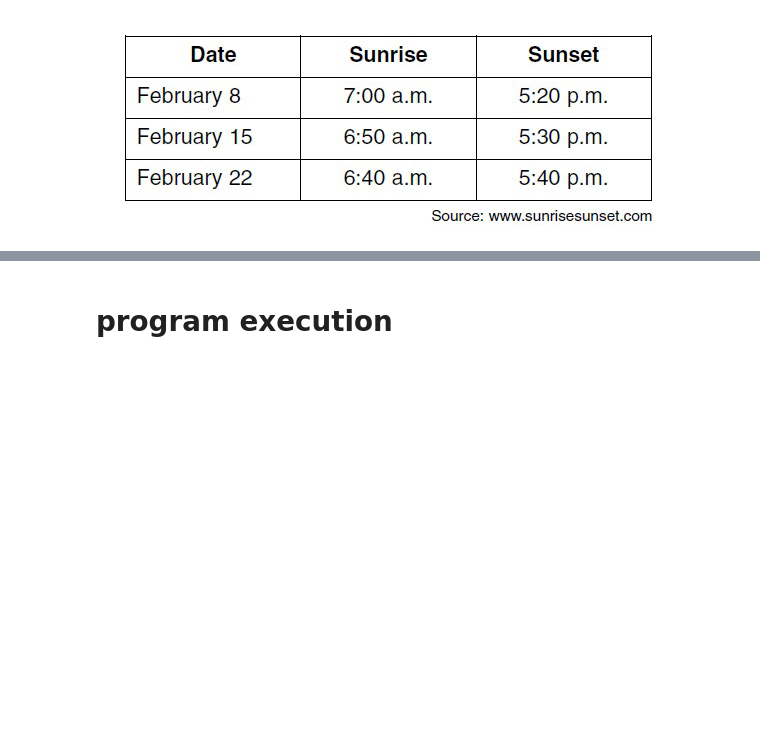
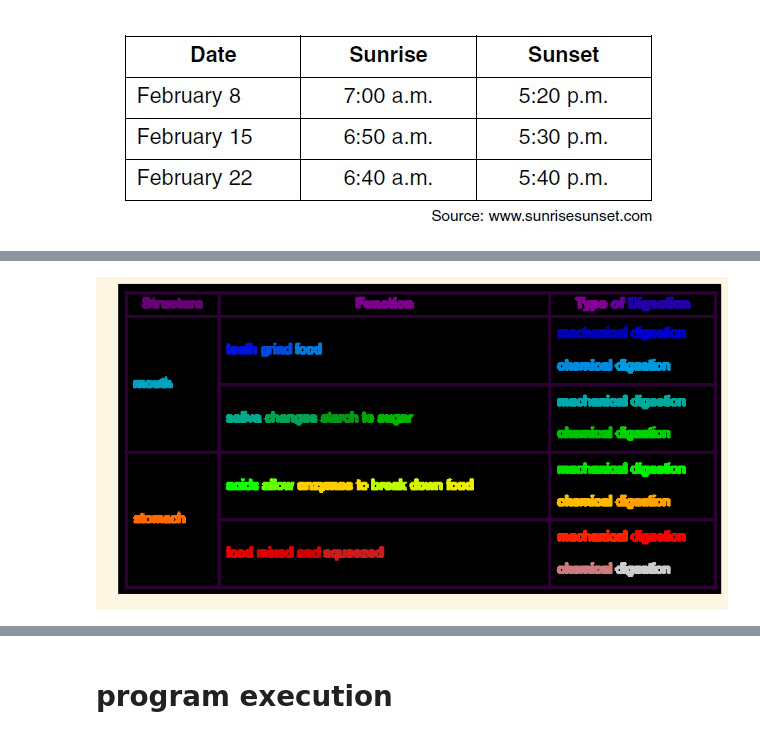
Before and after one commit to drschwenk/tableparse_notebooks, a Jupyter notebook: table_parse_early_tests.ipynb, the cells around one changed output, grey strips where cells are left out. Saved outputs shown, nothing was run; the diff lists cells and outputs as text; code cells hidden in the pictures; blank space fills up the shorter version.

```diff
--- a/table_parse_early_tests.ipynb
+++ b/table_parse_early_tests.ipynb
@@ -288,0 +321,15 @@ Image.open('./examples/example_1.png')
+# %%
+%%capture
+n = 100
+l = 256
+im = filters.gaussian_filter(convert_mask, sigma=l / (4. * n))
+# im = filters.median(convert_mask)
+
+blobs = im > im.mean()
+all_labels = measure.label(blobs)
+blobs_labels = measure.label(blobs, background=0)
+# %%
+plt.imshow(blobs_labels, cmap='nipy_spectral')
+_ = plt.axis('off')
+# %% [output]
+[figure, added]
```
Also changed, not shown: parts of 19 cells of this notebook, 6 other files.
